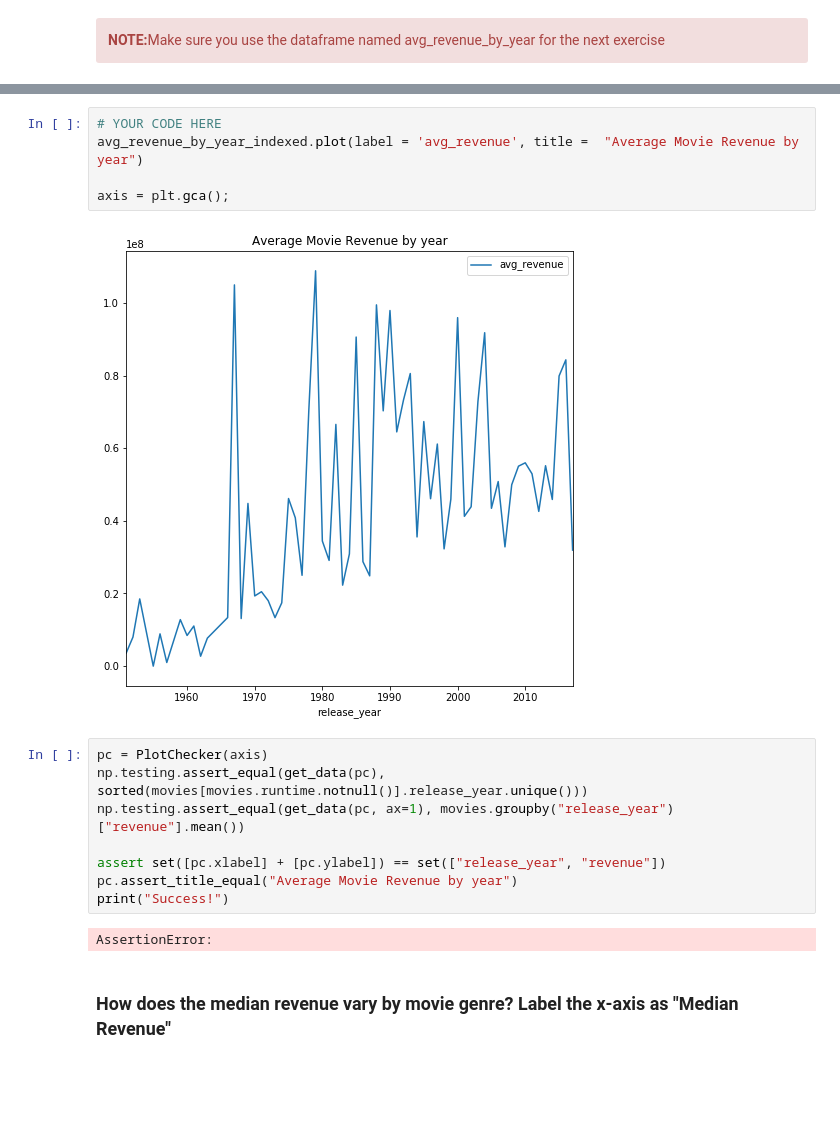
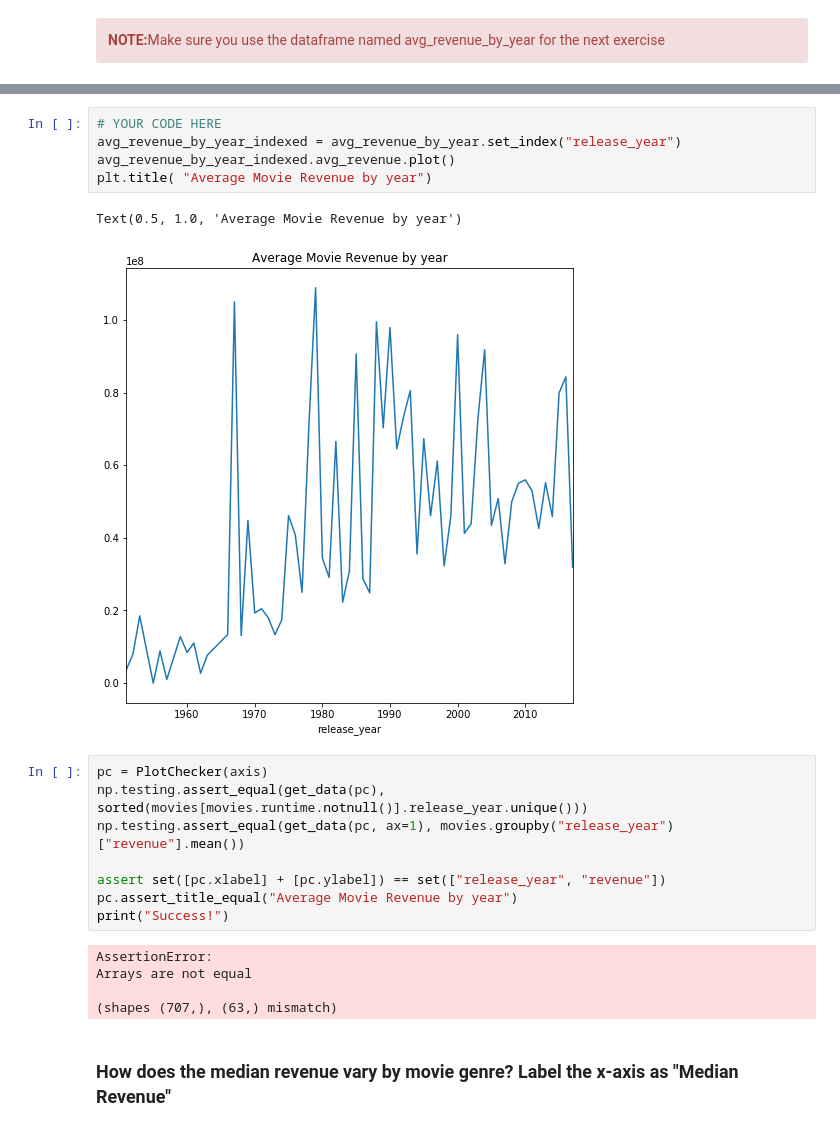
Before and after one commit to valentyna-koshelnyk/Data-Science-Academy, a Jupyter notebook: S01 - Bootcamp and Binary Classification/SLU03 - Visualization with Pandas and Matplotlib/Exercise notebook.ipynb, the cells around one changed output, grey strips where cells are left out. Drawn from its saved outputs; the diff is of its cells as text; blank space fills up the shorter version.

```diff
--- a/S01 - Bootcamp and Binary Classification/SLU03 - Visualization with Pandas and Matplotlib/Exercise notebook.ipynb
+++ b/S01 - Bootcamp and Binary Classification/SLU03 - Visualization with Pandas and Matplotlib/Exercise notebook.ipynb
@@ -145,10 +144,11 @@ avg_revenue_by_year.head()
 # %%
 # YOUR CODE HERE
-avg_revenue_by_year_indexed.plot(label = 'avg_revenue', title =  "Average Movie Revenue by year")
-
-axis = plt.gca();
+avg_revenue_by_year_indexed = avg_revenue_by_year.set_index("release_year")
+avg_revenue_by_year_indexed.avg_revenue.plot()
+plt.title( "Average Movie Revenue by year")
 # %% [output]
+Text(0.5, 1.0, 'Average Movie Revenue by year')
-[figure, old version]
+[figure, new version]
 # %%
 pc = PlotChecker(axis)
 np.testing.assert_equal(get_data(pc), sorted(movies[movies.runtime.notnull()].release_year.unique()))
@@ -159,6 +159,9 @@ pc.assert_title_equal("Average Movie Revenue by year")
 print("Success!")
 # %% [output]
 AssertionError:
+Arrays are not equal
+
+(shapes (707,), (63,) mismatch)
 # %% [markdown]
 ### How does the median revenue vary by movie genre? Label the x-axis as "Median Revenue"
 # %% [markdown]
```
Also changed, not shown: parts of 4 cells of this notebook, 3 other files.
